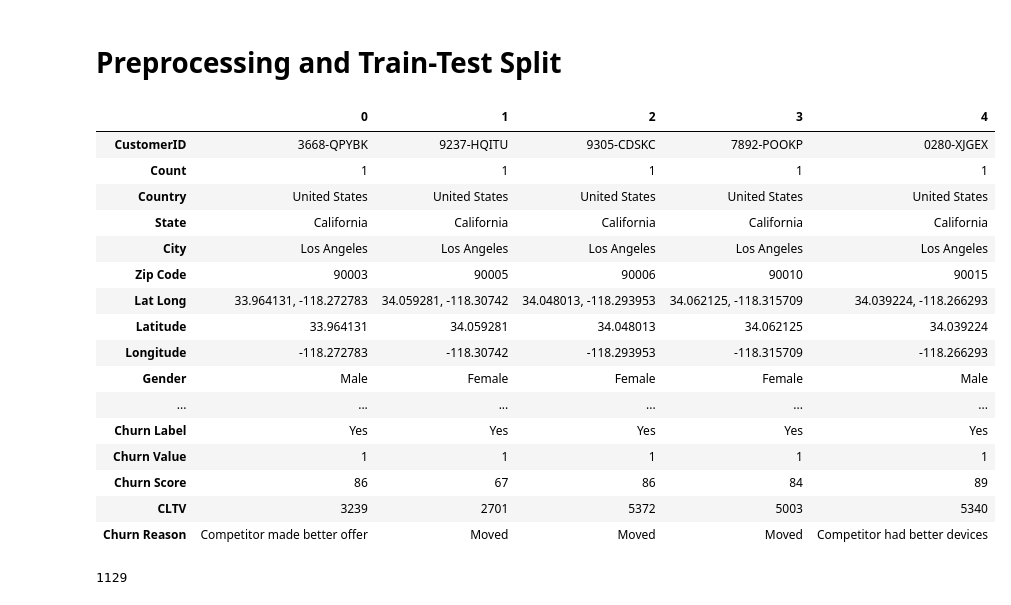
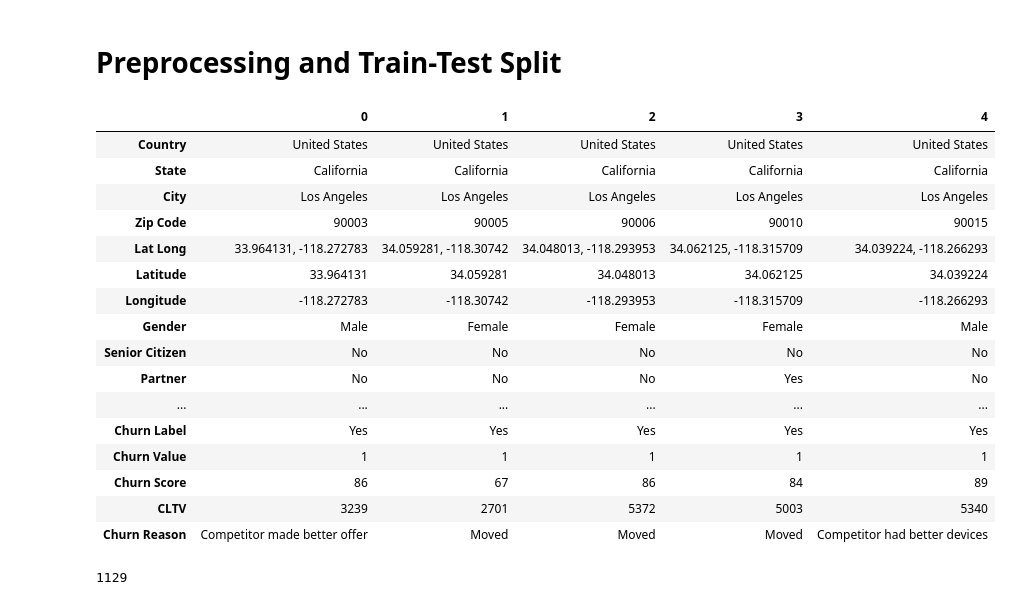
Before and after one commit to VargheseTresa/Capstone_Customer_Churn_Prediction, a Jupyter notebook: notebooks/3.0_preprocessing.ipynb, the cells around one changed output. Cells and saved outputs as stored; diff of their text form; code cells hidden in the pictures.

```diff
--- a/notebooks/3.0_preprocessing.ipynb
+++ b/notebooks/3.0_preprocessing.ipynb
@@ -3,12 +3,10 @@
 # %%
 import pandas as pd
 # %%
-raw_df = pd.read_excel("data/Telco_customer_churn.xlsx")
-raw_df.head().T
+df = pd.read_csv("../data/interim/cleaned_df.csv")
+df.head().T
 # %% [output]
 |  | 0 | 1 | 2 | 3 | 4 |
-| CustomerID | 3668-QPYBK | 9237-HQITU | 9305-CDSKC | 7892-POOKP | 0280-XJGEX |
-| Count | 1 | 1 | 1 | 1 | 1 |
 | Country | United States | United States | United States | United States | United States |
 | State | California | California | California | California | California |
 | City | Los Angeles | Los Angeles | Los Angeles | Los Angeles | Los Angeles |
@@ -17,6 +15,8 @@ raw_df.head().T
 | Latitude | 33.964131 | 34.059281 | 34.048013 | 34.062125 | 34.039224 |
 | Longitude | -118.272783 | -118.30742 | -118.293953 | -118.315709 | -118.266293 |
 | Gender | Male | Female | Female | Female | Male |
+| Senior Citizen | No | No | No | No | No |
+| Partner | No | No | No | Yes | No |
 | ... | ... | ... | ... | ... | ... |
 | Churn Label | Yes | Yes | Yes | Yes | Yes |
 | Churn Value | 1 | 1 | 1 | 1 | 1 |
```
Also changed, not shown: parts of 9 cells of this notebook, 7 other files.
